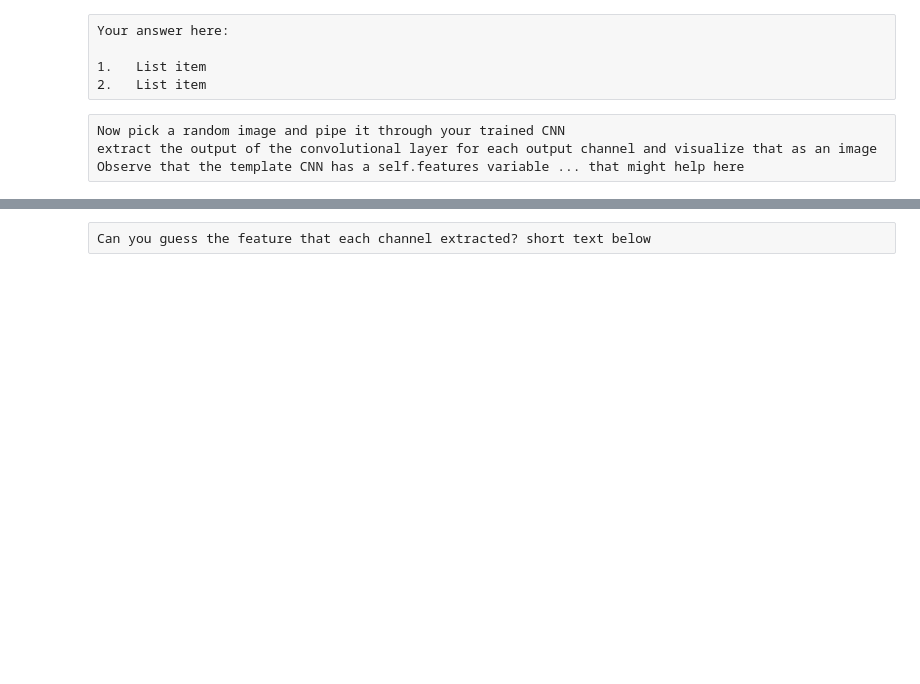
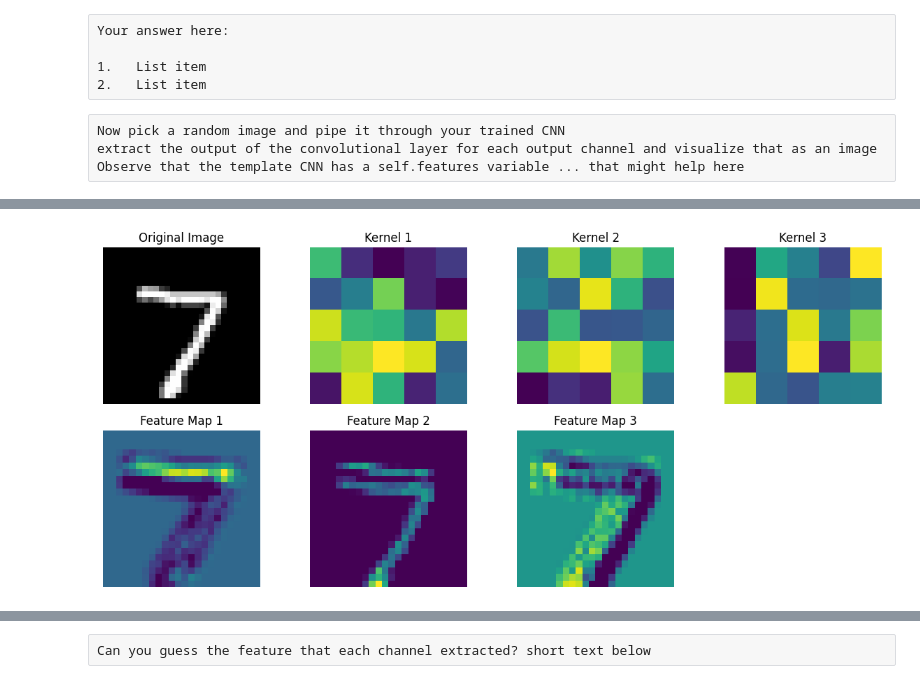
Before and after one commit to Ahmadar91/ML, a Jupyter notebook: Lab_4_Convolutional_Neural_Networks.ipynb, the cells around one changed output, grey strips where cells are left out. Drawn from its saved outputs; the diff is of its cells as text; code cells hidden in the pictures; blank space fills up the shorter version.

```diff
--- a/Lab_4_Convolutional_Neural_Networks.ipynb
+++ b/Lab_4_Convolutional_Neural_Networks.ipynb
@@ -346,0 +374,50 @@ for i in range(num_feature_maps):
+# %%
+import matplotlib.pyplot as plt
+import numpy as np
+
+# Assuming model is an instance of your model class and already trained
+kernel_values = model.conv1.weight.detach().numpy()
+
+# Extracting one image from the test_loader
+image, _ = next(iter(test_loader))  # get one batch of images
+image = image[0].unsqueeze(0)  # select the first image of the batch
+
+# Perform a forward pass to get the features
+model(image)
+feature_maps = model.features.squeeze(0).detach().numpy()
+
+# Number of out_channels in conv1 layer
+num_kernels = kernel_values.shape[0]
+num_feature_maps = feature_maps.shape[0]
+
+# Define plot structure
+plt.figure(figsize=(12, 8))
+
+# Plot original image
+plt.subplot(3, max(num_kernels, num_feature_maps) + 1, 1)
+plt.imshow(image.squeeze().numpy(), cmap="gray")
+plt.title("Original Image")
+plt.axis("off")
+
+# Plot the kernel values
+for i in range(num_kernels):
+    plt.subplot(3, max(num_kernels, num_feature_maps) + 1, i + 2)
+    plt.imshow(kernel_values[i, 0], cmap="viridis")  # assuming in_channels = 1
+    plt.title(f"Kernel {i+1}")
+    plt.axis("off")
+
+# Plot the feature maps
+for i in range(num_feature_maps):
+    plt.subplot(
+        3,
+        max(num_kernels, num_feature_maps) + 1,
+        i + max(num_kernels, num_feature_maps) + 2,
+    )
+    plt.imshow(feature_maps[i], cmap="viridis")
+    plt.title(f"Feature Map {i+1}")
+    plt.axis("off")
+
+plt.tight_layout()
+plt.show()
+# %% [output]
+[figure, added]
```
Also changed, not shown: parts of 4 cells of this notebook.
